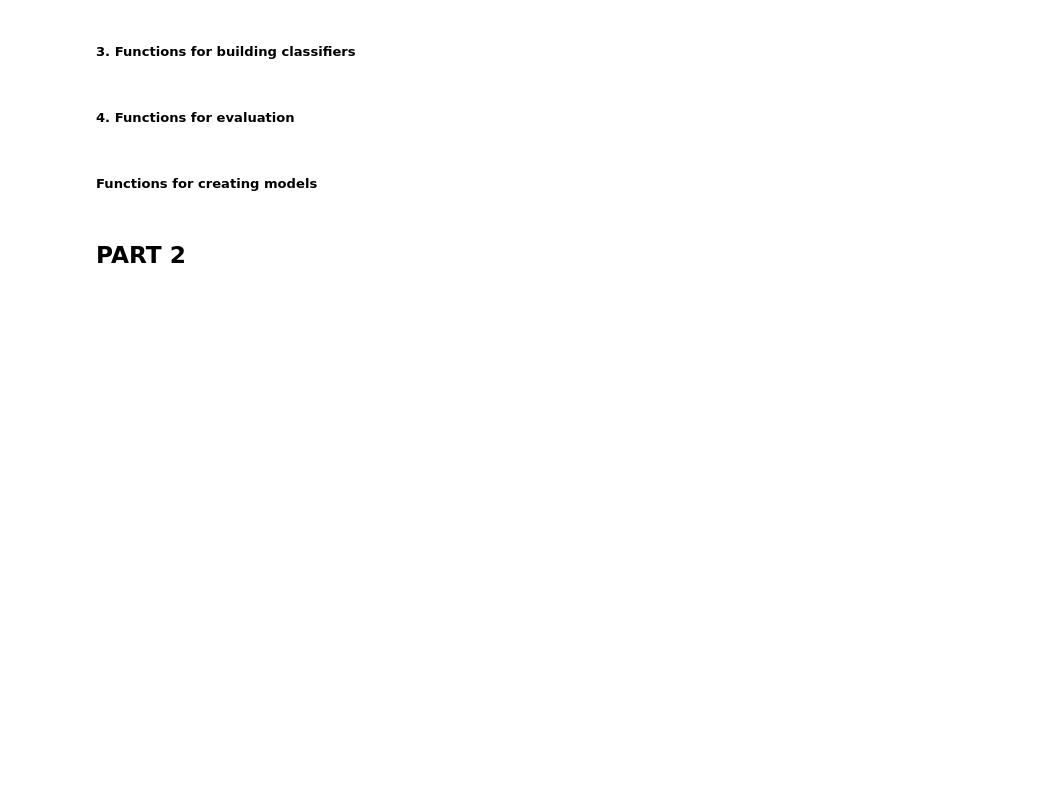
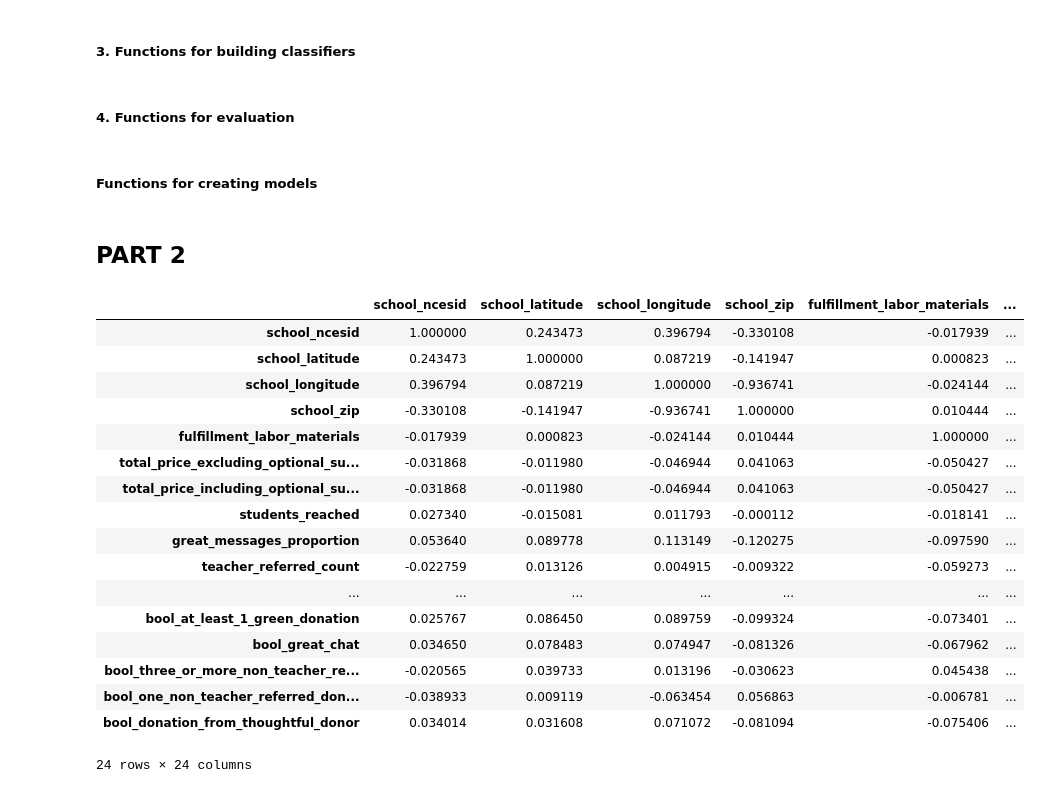
Before and after one commit to crismacg/MachineLearningClass, a Jupyter notebook: ML hw 3.ipynb, the cells around one changed output. Drawn from its saved outputs; the diff is of its cells as text; code cells hidden in the pictures; blank space fills up the shorter version.

```diff
--- a/ML hw 3.ipynb
+++ b/ML hw 3.ipynb
@@ -485,13 +539,16 @@ fr['date_posted'] = pd.to_datetime(fr['date_posted'])
 
 fr = fr[(fr['Year'] >= 2011 )]
 fr = fr[(fr['Year'] <= 2014 )]
-# %%
-#Setting globals
-
-fr = drop_feats(['projectid', 'teacher_acctid', 'schoolid', 'school_ncesid', 'school_latitude',
- 'school_longitude'], fr)
-all_cols = list(fr.columns.values)
-pred_vr = 'fully_funded'
-time_cuttoff = datetime.strptime('2013-10-01', '%Y-%m-%d' )
-time_var =  'date_posted'
-models = ['RF', 'LR', 'SVM','GB','DT','KNN']
+# %%
+all_cols = list(fr.columns.values)
+
+bool_vars = ['school_charter', 'school_magnet',
+       'school_year_round', 'school_nlns', 'school_kipp',
+       'school_charter_ready_promise', 'fully_funded', 'at_least_1_green_donation', 'great_chat',
+       'three_or_more_non_teacher_referred_donors',
+       'one_non_teacher_referred_donor_giving_100_plus',
+       'donation_from_thoughtful_donor']
+
+for var in (bool_vars):
+    newn = "bool_" +   str(var)
+    fr[newn] = fr[var].apply(lambda x: 0 if (x == 'f') else 1 if (x == 't') else None)
@@ -498,2 +566,24 @@ models = ['RF', 'LR', 'SVM','GB','DT','KNN']
+# %%
+#Exploratory analysis
+fr.corr()
+# %% [output]
+|  | school_ncesid | school_latitude | school_longitude | school_zip | fulfillment_labor_materials | ... |
+| school_ncesid | 1.000000 | 0.243473 | 0.396794 | -0.330108 | -0.017939 | ... |
+| school_latitude | 0.243473 | 1.000000 | 0.087219 | -0.141947 | 0.000823 | ... |
+| school_longitude | 0.396794 | 0.087219 | 1.000000 | -0.936741 | -0.024144 | ... |
+| school_zip | -0.330108 | -0.141947 | -0.936741 | 1.000000 | 0.010444 | ... |
+| fulfillment_labor_materials | -0.017939 | 0.000823 | -0.024144 | 0.010444 | 1.000000 | ... |
+| total_price_excluding_optional_su... | -0.031868 | -0.011980 | -0.046944 | 0.041063 | -0.050427 | ... |
+| total_price_including_optional_su... | -0.031868 | -0.011980 | -0.046944 | 0.041063 | -0.050427 | ... |
+| students_reached | 0.027340 | -0.015081 | 0.011793 | -0.000112 | -0.018141 | ... |
+| great_messages_proportion | 0.053640 | 0.089778 | 0.113149 | -0.120275 | -0.097590 | ... |
+| teacher_referred_count | -0.022759 | 0.013126 | 0.004915 | -0.009322 | -0.059273 | ... |
+| ... | ... | ... | ... | ... | ... | ... |
+| bool_at_least_1_green_donation | 0.025767 | 0.086450 | 0.089759 | -0.099324 | -0.073401 | ... |
+| bool_great_chat | 0.034650 | 0.078483 | 0.074947 | -0.081326 | -0.067962 | ... |
+| bool_three_or_more_non_teacher_re... | -0.020565 | 0.039733 | 0.013196 | -0.030623 | 0.045438 | ... |
+| bool_one_non_teacher_referred_don... | -0.038933 | 0.009119 | -0.063454 | 0.056863 | -0.006781 | ... |
+| bool_donation_from_thoughtful_donor | 0.034014 | 0.031608 | 0.071072 | -0.081094 | -0.075406 | ... |
+24 rows × 24 columns
 # %%
 #Exploratory analysis
```
Also changed, not shown: parts of 24 cells of this notebook.
